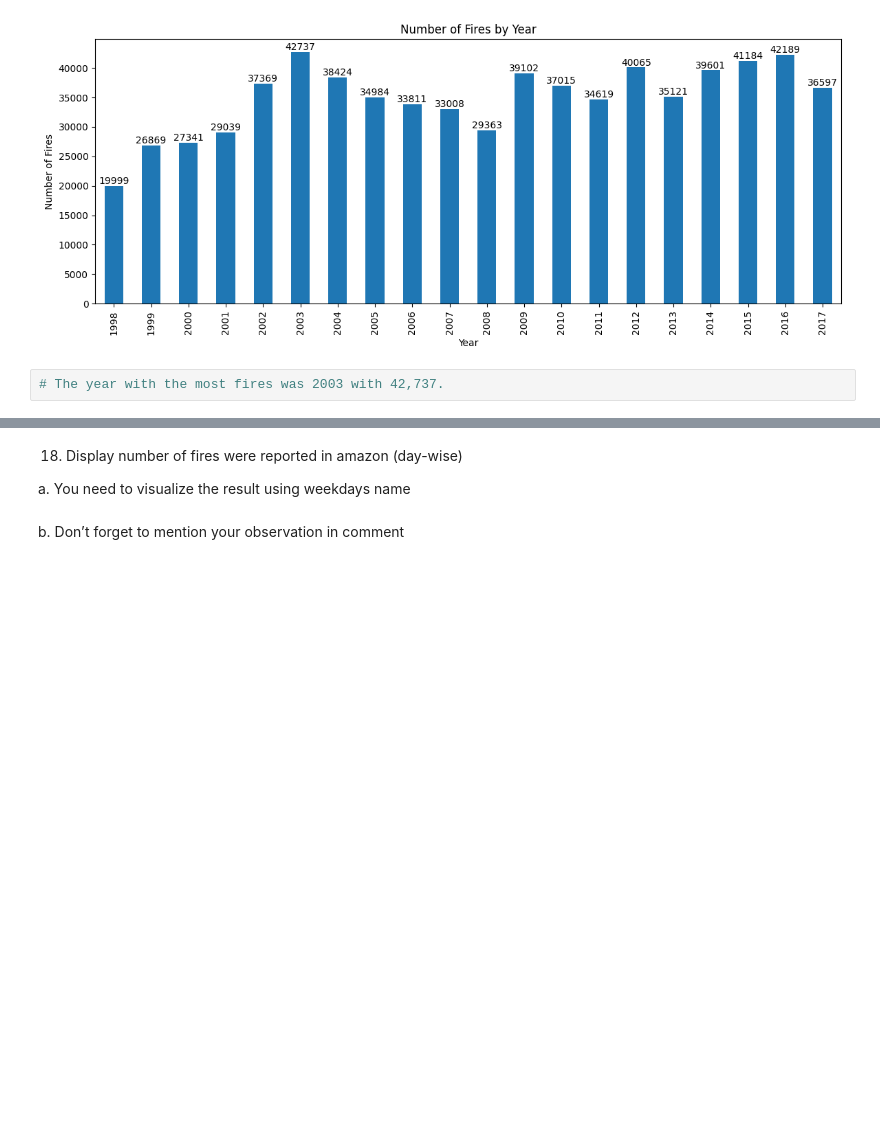
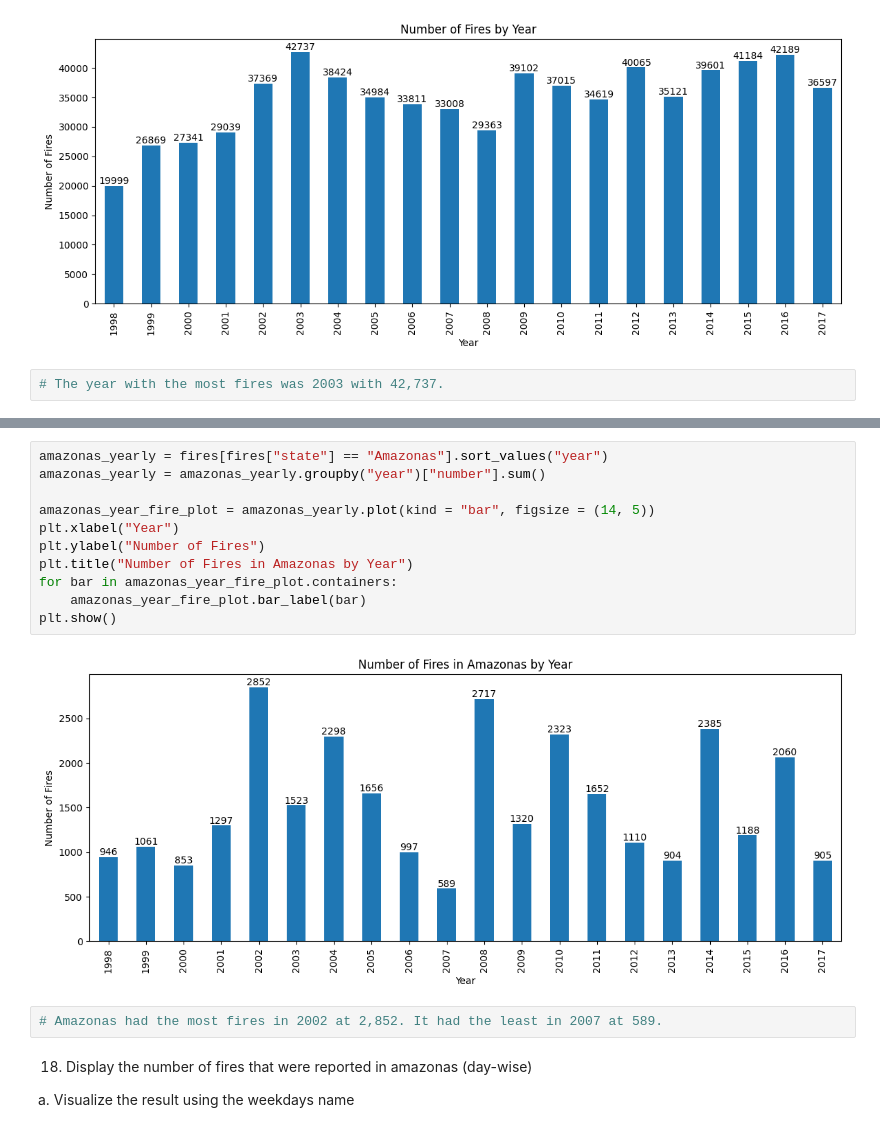
Before and after one commit to pmloppnow/JUMP-Plus, a Jupyter notebook: Project 6/forest_fires.ipynb, the cells around one changed output, grey strips where cells are left out. Cells and saved outputs as stored; diff of their text form; blank space fills up the shorter version.

```diff
--- a/Project 6/forest_fires.ipynb
+++ b/Project 6/forest_fires.ipynb
@@ -285,6 +300,19 @@ a. Visualize it using barplot after using groupby
+# %%
+amazonas_yearly = fires[fires["state"] == "Amazonas"].sort_values("year")
+amazonas_yearly = amazonas_yearly.groupby("year")["number"].sum()
+
+amazonas_year_fire_plot = amazonas_yearly.plot(kind = "bar", figsize = (14, 5))
+plt.xlabel("Year")
+plt.ylabel("Number of Fires")
+plt.title("Number of Fires in Amazonas by Year")
+for bar in amazonas_year_fire_plot.containers:
+    amazonas_year_fire_plot.bar_label(bar)
+plt.show()
+# %% [output]
+[figure, added]
+# %%
+# Amazonas had the most fires in 2002 at 2,852. It had the least in 2007 at 589.
 # %% [markdown]
-18. Display number of fires were reported in amazon (day-wise)
+18. Display the number of fires that were reported in amazonas (day-wise)
 
-a. You need to visualize the result using weekdays name
+a. Visualize the result using the weekdays name
-# %% [markdown]
-b. Don’t forget to mention your observation in comment
```
Also changed, not shown: parts of 29 cells of this notebook.
